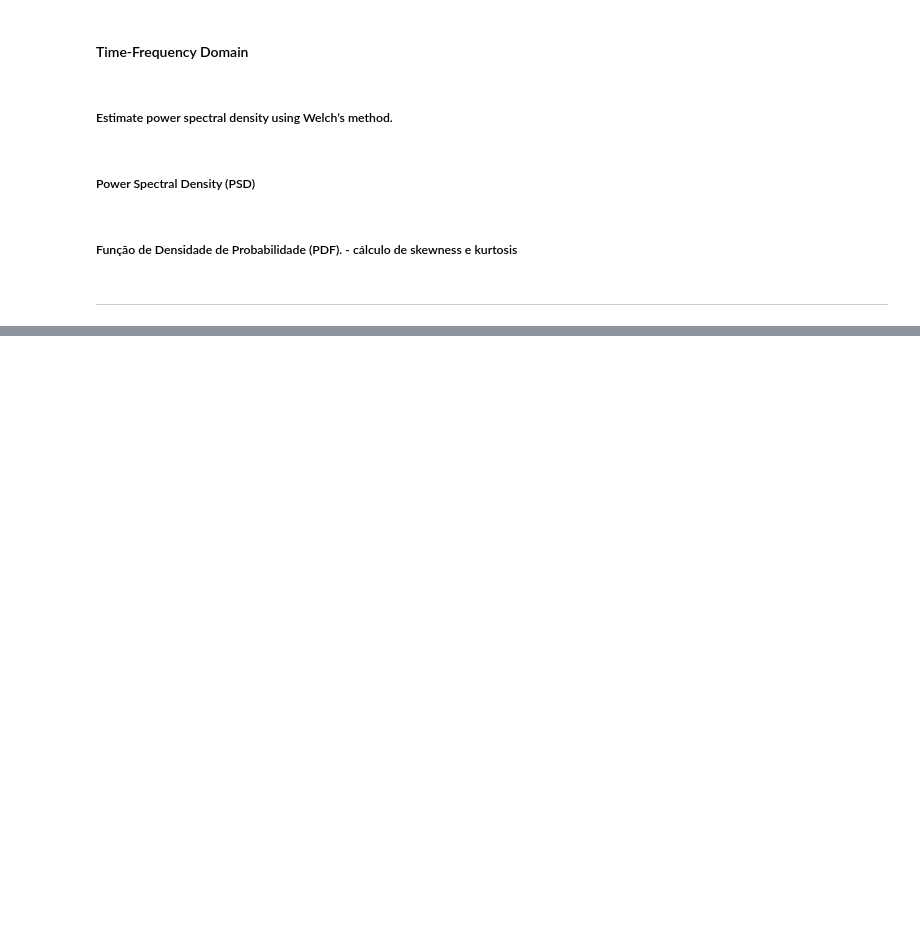
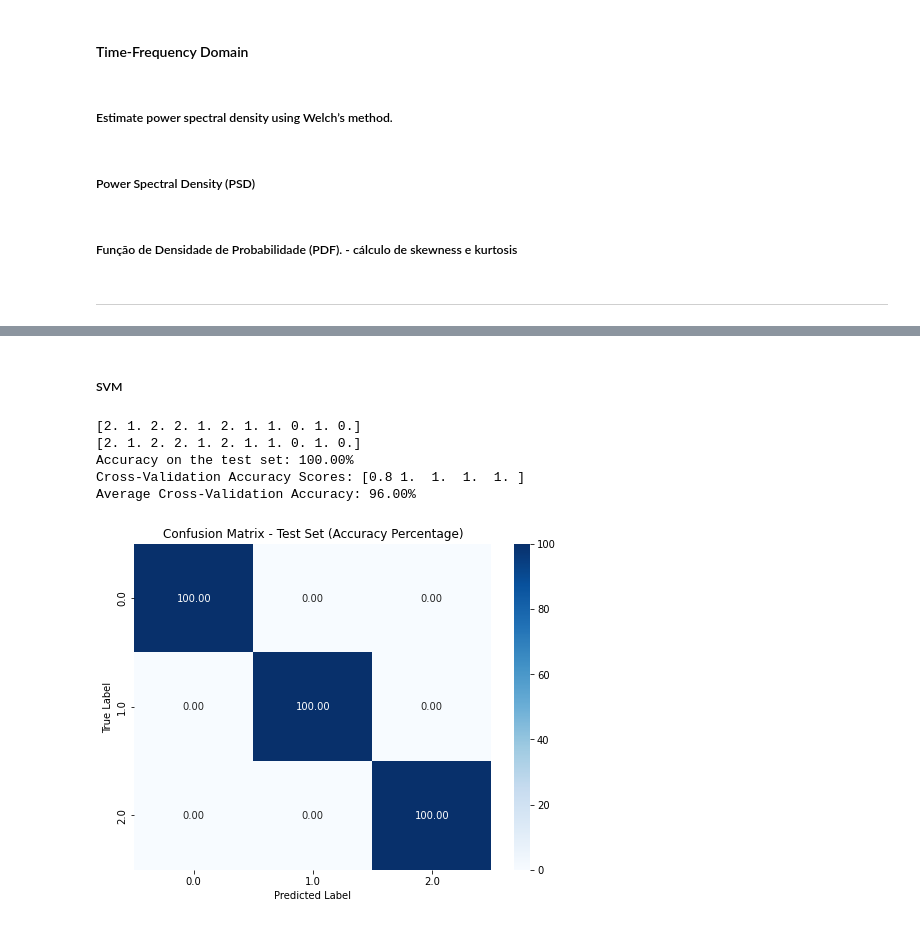
Before and after one commit to AmandaRosa/Rotor_Bearing, a Jupyter notebook: Rotor_bearing_cluster_and_classification_Dataset11_ML.ipynb, the cells around one changed output, grey strips where cells are left out. Drawn from its saved outputs; the diff is of its cells as text; code cells hidden in the pictures; blank space fills up the shorter version.

```diff
--- a/Rotor_bearing_cluster_and_classification_Dataset11_ML.ipynb
+++ b/Rotor_bearing_cluster_and_classification_Dataset11_ML.ipynb
@@ -91,7 +132,7 @@ features_function = [get_skewness, get_kurtosis, get_shape_factor, get_variance,
                           get_crest_factor, get_frequency_centre, get_mean_square_frequency, get_root_mean_square_frequency,
                           get_root_variance_frequency]
 
-list_features_function = features_function[0:2]
+list_features_function = features_function[0:3]
 
 list_features_function
 # %% [output]
@@ -99,0 +142,2 @@ list_features_function
+# %%
+experiments_ids = list(range(0,len(dataset)))
@@ -99,0 +163,9 @@ list_features_function
+# %%
+features_list = list()
+
+for i in data_features:
+    y = np.concatenate([np.array(x) for x in i])
+    features_list.append(y)
+
+features_list = np.array(features_list)
+len(features_list[:, 1])
@@ -101,0 +337,2 @@ list_features_function
+# %% [markdown]
+##### SVM
@@ -101,0 +346,50 @@ list_features_function
+# %%
+X = features_list[:,0:2]
+y = features_list[:,-1]
+
+# Split the data into training and testing sets
+X_train, X_test, y_train, y_test = train_test_split(X, y, test_size=0.3, random_state=42)
+
+# Create an SVM model
+svm_model = SVC(kernel='linear', max_iter=10000)
+
+# Perform k-fold cross-validation
+kfold = StratifiedKFold(n_splits=5, shuffle=True, random_state=42)
+cv_scores = cross_val_score(svm_model, X_train, y_train, cv=kfold, scoring='accuracy')
+
+# Train the model on the entire training data
+svm_model.fit(X_train, y_train)
+
+# Make predictions on the test data
+y_pred = svm_model.predict(X_test)
+
+print(y_test)
+print(y_pred)
+
+# Calculate accuracy on the test set
+accuracy = accuracy_score(y_test, y_pred)
+print(f"Accuracy on the test set: {accuracy * 100:.2f}%")
+
+# Print cross-validation results
+print("Cross-Validation Accuracy Scores:", cv_scores)
+print(f"Average Cross-Validation Accuracy: {np.mean(cv_scores) * 100:.2f}%")
+
+# Plot the confusion matrix with accuracy percentages and colorbar
+conf_matrix = confusion_matrix(y_test, y_pred)
+conf_matrix_percentage = conf_matrix.astype('float') / conf_matrix.sum(axis=1)[:, np.newaxis] * 100
+
+# Plot as a heatmap using seaborn
+plt.figure(figsize=(8, 6))
+sns.heatmap(conf_matrix_percentage, annot=True, fmt='.2f', cmap='Blues', cbar=True,
+            xticklabels=np.unique(y), yticklabels=np.unique(y))
+plt.title('Confusion Matrix - Test Set (Accuracy Percentage)')
+plt.xlabel('Predicted Label')
+plt.ylabel('True Label')
+plt.show()
+# %% [output]
+[2. 1. 2. 2. 1. 2. 1. 1. 0. 1. 0.]
+[2. 1. 2. 2. 1. 2. 1. 1. 0. 1. 0.]
+Accuracy on the test set: 100.00%
+Cross-Validation Accuracy Scores: [0.8 1.  1.  1.  1. ]
+Average Cross-Validation Accuracy: 96.00%
+[figure, added]
```
Also changed, not shown: parts of 12 cells of this notebook, 3 other files.
